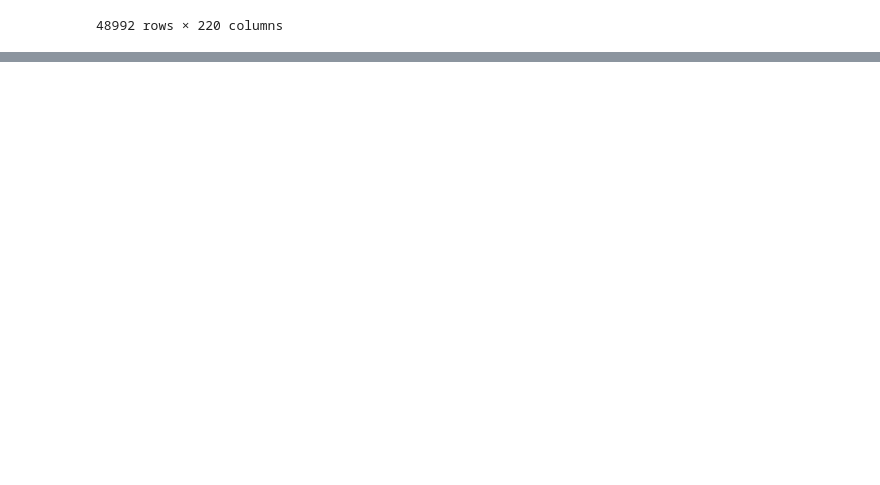
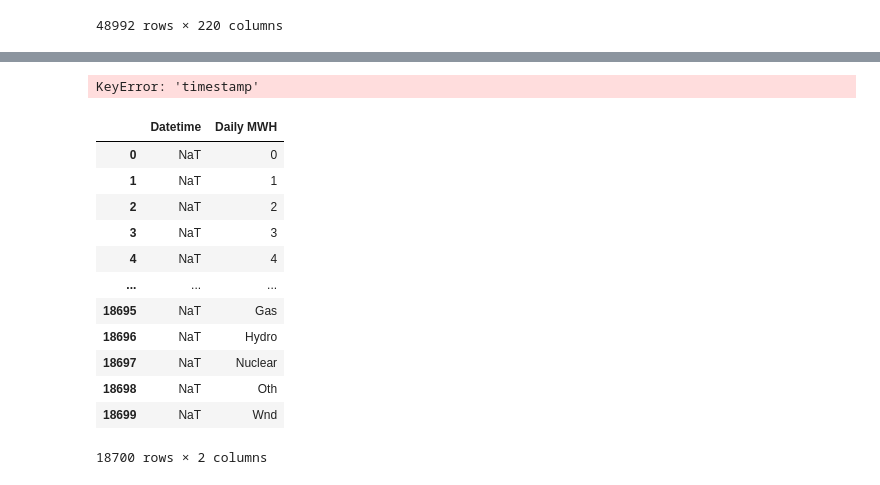
Before and after one commit to mustang-lexie/MSDS_6120_Capstone_ARW_LEXIE, a Jupyter notebook: testing.ipynb, the cells around one changed output, grey strips where cells are left out. Drawn from its saved outputs; the diff is of its cells as text; code cells hidden in the pictures; blank space fills up the shorter version.

```diff
--- a/testing.ipynb
+++ b/testing.ipynb
@@ -83,0 +361,43 @@ all_data.to_csv('test_output.csv', index=True)
+# %%
+# Merge the two DataFrames on the 'timestamp' column
+merged_df = pd.merge(df, fuel_month, left_on='timestamp', right_on=f"{fuel_month.index} ", how='left')
+
+# Display the resulting merged DataFrame
+print(merged_df)
+# %% [output]
+KeyError: 'timestamp'
+# %%
+# Assuming the DataFrame is named 'fuel_month'
+fuel_month.reset_index(inplace=True)
+
+# Melt the DataFrame
+melted_df = pd.melt(fuel_month, id_vars=['Date'], var_name='Time', value_name='Daily MWH')
+
+# Convert 'Time' to string
+melted_df['Time'] = melted_df['Time'].astype(str)
+
+# Combine 'Date' and 'Time' into a single column
+melted_df['Datetime'] = melted_df['Date'] + ' ' + melted_df['Time']
+
+# Convert 'Datetime' to datetime format
+melted_df['Datetime'] = pd.to_datetime(melted_df['Datetime'], format='%m/%d/%y %H:%M:%S', errors='coerce')
+
+# Drop unnecessary columns
+melted_df = melted_df[['Datetime', 'Daily MWH']]
+
+# Display the melted DataFrame
+melted_df
+# %% [output]
+|  | Datetime | Daily MWH |
+| 0 | NaT | 0 |
+| 1 | NaT | 1 |
+| 2 | NaT | 2 |
+| 3 | NaT | 3 |
+| 4 | NaT | 4 |
+| ... | ... | ... |
+| 18695 | NaT | Gas |
+| 18696 | NaT | Hydro |
+| 18697 | NaT | Nuclear |
+| 18698 | NaT | Oth |
+| 18699 | NaT | Wnd |
+18700 rows × 2 columns
```
Also changed, not shown: parts of 14 cells of this notebook.
